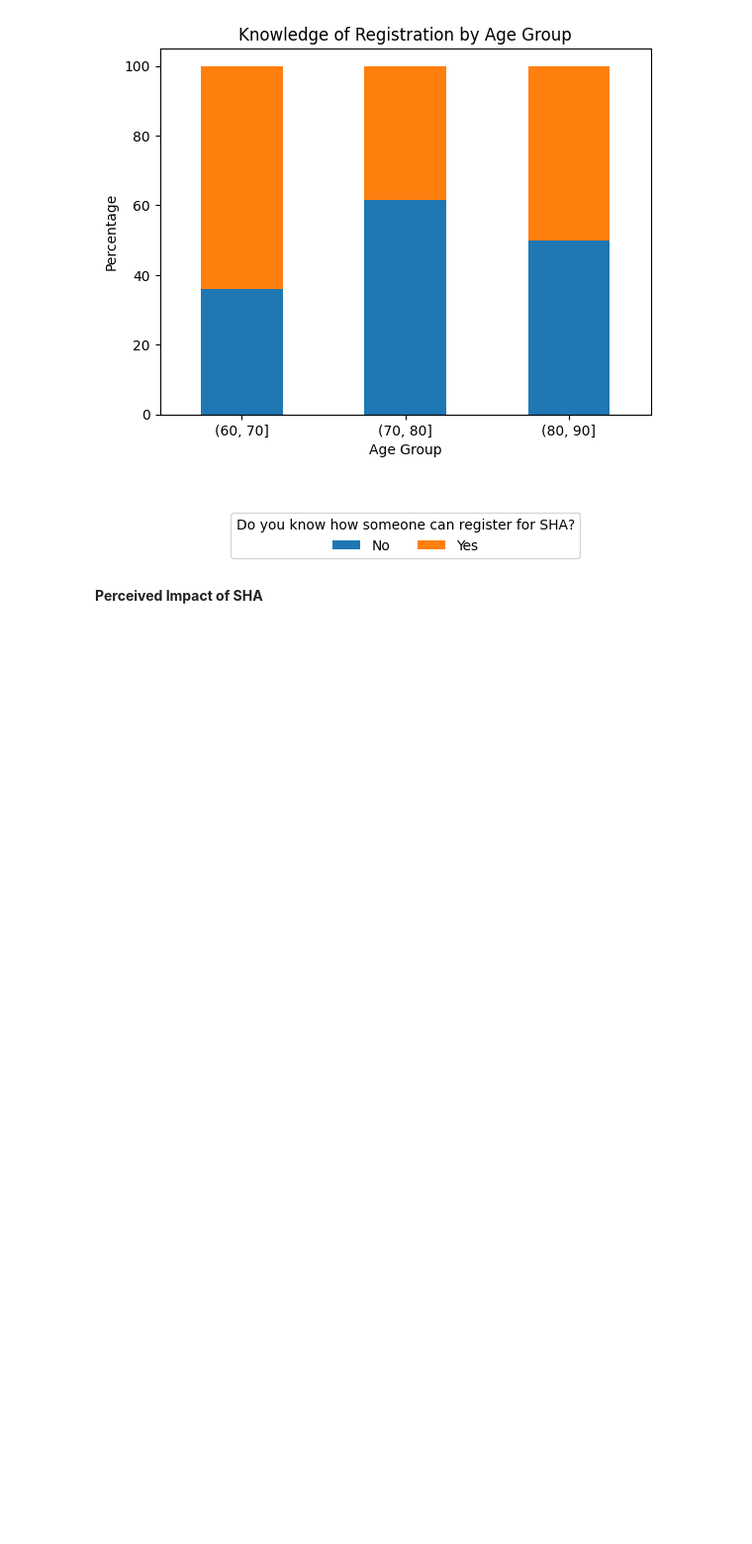
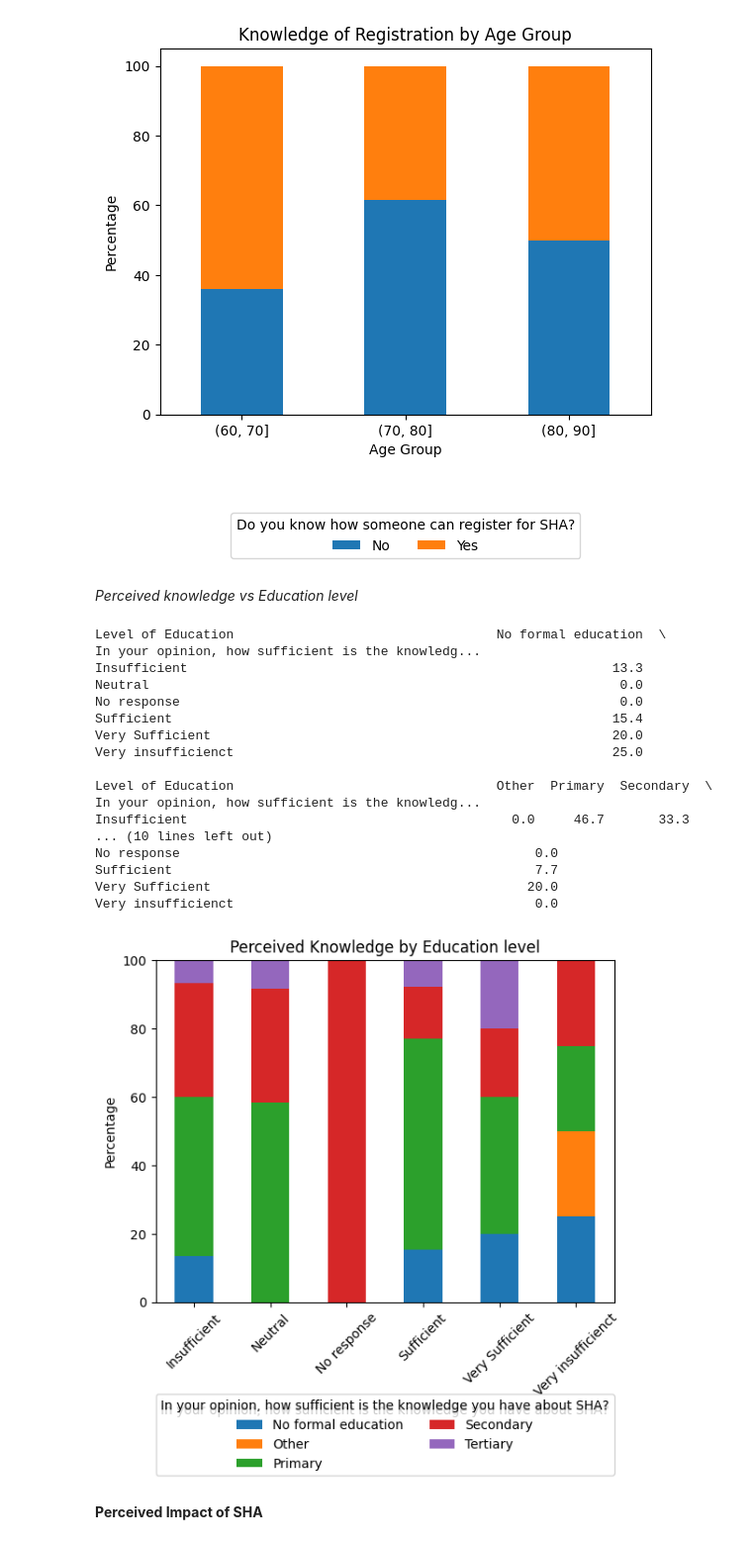
Before and after one commit to DennoCheru/Mosoriot, a Jupyter notebook: Mosoriot.ipynb, the cells around one changed output. Shown at 99% size. Drawn from its saved outputs; the diff is of its cells as text; code cells hidden in the pictures; blank space fills up the shorter version.

```diff
--- a/Mosoriot.ipynb
+++ b/Mosoriot.ipynb
@@ -476,6 +476,37 @@ Age Group
 (70, 80]                                       61.5  38.5
 (80, 90]                                       50.0  50.0
 [figure]
+# %% [markdown]
+*Perceived knowledge vs Education level*
+# %%
+ct = pd.crosstab(df_main['In your opinion, how sufficient is the knowledge you have about SHA?'], df_main['Level of Education'], normalize='index') * 100
+print(ct.round(1))
+
+ct.plot(kind='bar', stacked=True)
+plt.title('Perceived Knowledge by Education level')
+plt.legend(loc='upper center', bbox_to_anchor=(0.5, -0.25), ncol=2, title = 'In your opinion, how sufficient is the knowledge you have about SHA?')
+plt.ylabel('Percentage')
+plt.xticks(rotation=45)
+plt.show()
+# %% [output]
+Level of Education                                  No formal education  \
+In your opinion, how sufficient is the knowledg...
+Insufficient                                                       13.3
+Neutral                                                             0.0
+No response                                                         0.0
+Sufficient                                                         15.4
+Very Sufficient                                                    20.0
+Very insufficienct                                                 25.0
+
+Level of Education                                  Other  Primary  Secondary  \
+In your opinion, how sufficient is the knowledg...
+Insufficient                                          0.0     46.7       33.3
+... (10 lines left out)
+No response                                              0.0
+Sufficient                                               7.7
+Very Sufficient                                         20.0
+Very insufficienct                                       0.0
+[figure, added]
 # %% [markdown]
 **Perceived Impact of SHA**
 # %% [markdown]
```
